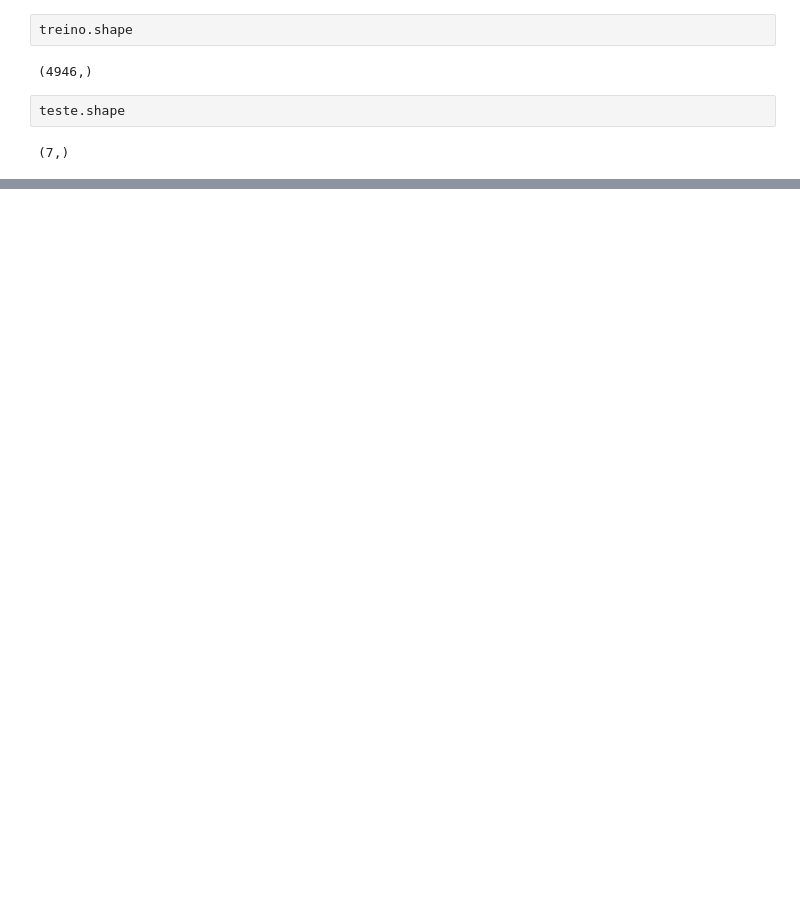
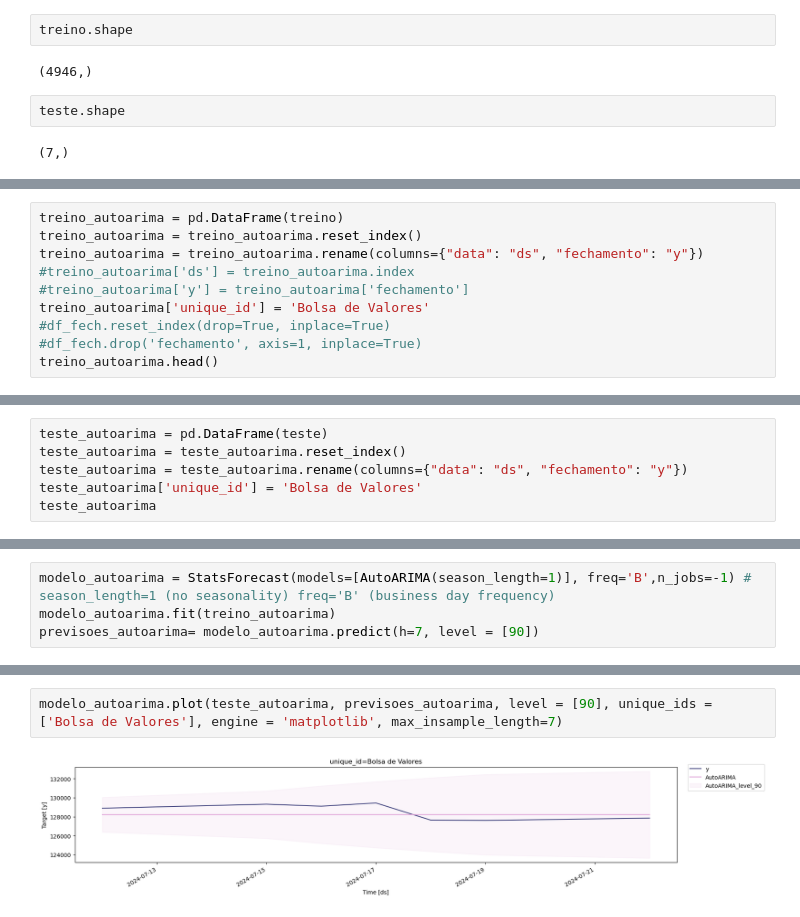
Before and after one commit to alexandreaquiles/postech-fiap-dtat-tech-challenge-fase2, a Jupyter notebook: tech-challenge-fase2-forecasting-ibovespa.ipynb, the cells around one changed output, grey strips where cells are left out. Cells and saved outputs as stored; diff of their text form; blank space fills up the shorter version.

```diff
--- a/tech-challenge-fase2-forecasting-ibovespa.ipynb
+++ b/tech-challenge-fase2-forecasting-ibovespa.ipynb
@@ -324,0 +430,10 @@ teste.shape
+# %%
+treino_autoarima = pd.DataFrame(treino)
+treino_autoarima = treino_autoarima.reset_index()
+treino_autoarima = treino_autoarima.rename(columns={"data": "ds", "fechamento": "y"})
+#treino_autoarima['ds'] = treino_autoarima.index
+#treino_autoarima['y'] = treino_autoarima['fechamento']
+treino_autoarima['unique_id'] = 'Bolsa de Valores'
+#df_fech.reset_index(drop=True, inplace=True)
+#df_fech.drop('fechamento', axis=1, inplace=True)
+treino_autoarima.head()
@@ -324,0 +447,6 @@ teste.shape
+# %%
+teste_autoarima = pd.DataFrame(teste)
+teste_autoarima = teste_autoarima.reset_index()
+teste_autoarima = teste_autoarima.rename(columns={"data": "ds", "fechamento": "y"})
+teste_autoarima['unique_id'] = 'Bolsa de Valores'
+teste_autoarima
@@ -324,0 +462,4 @@ teste.shape
+# %%
+modelo_autoarima = StatsForecast(models=[AutoARIMA(season_length=1)], freq='B',n_jobs=-1) # season_length=1 (no seasonality) freq='B' (business day frequency)
+modelo_autoarima.fit(treino_autoarima)
+previsoes_autoarima= modelo_autoarima.predict(h=7, level = [90])
@@ -324,0 +478,4 @@ teste.shape
+# %%
+modelo_autoarima.plot(teste_autoarima, previsoes_autoarima, level = [90], unique_ids = ['Bolsa de Valores'], engine = 'matplotlib', max_insample_length=7)
+# %% [output]
+[figure, added]
```
Also changed, not shown: parts of 22 cells of this notebook.
